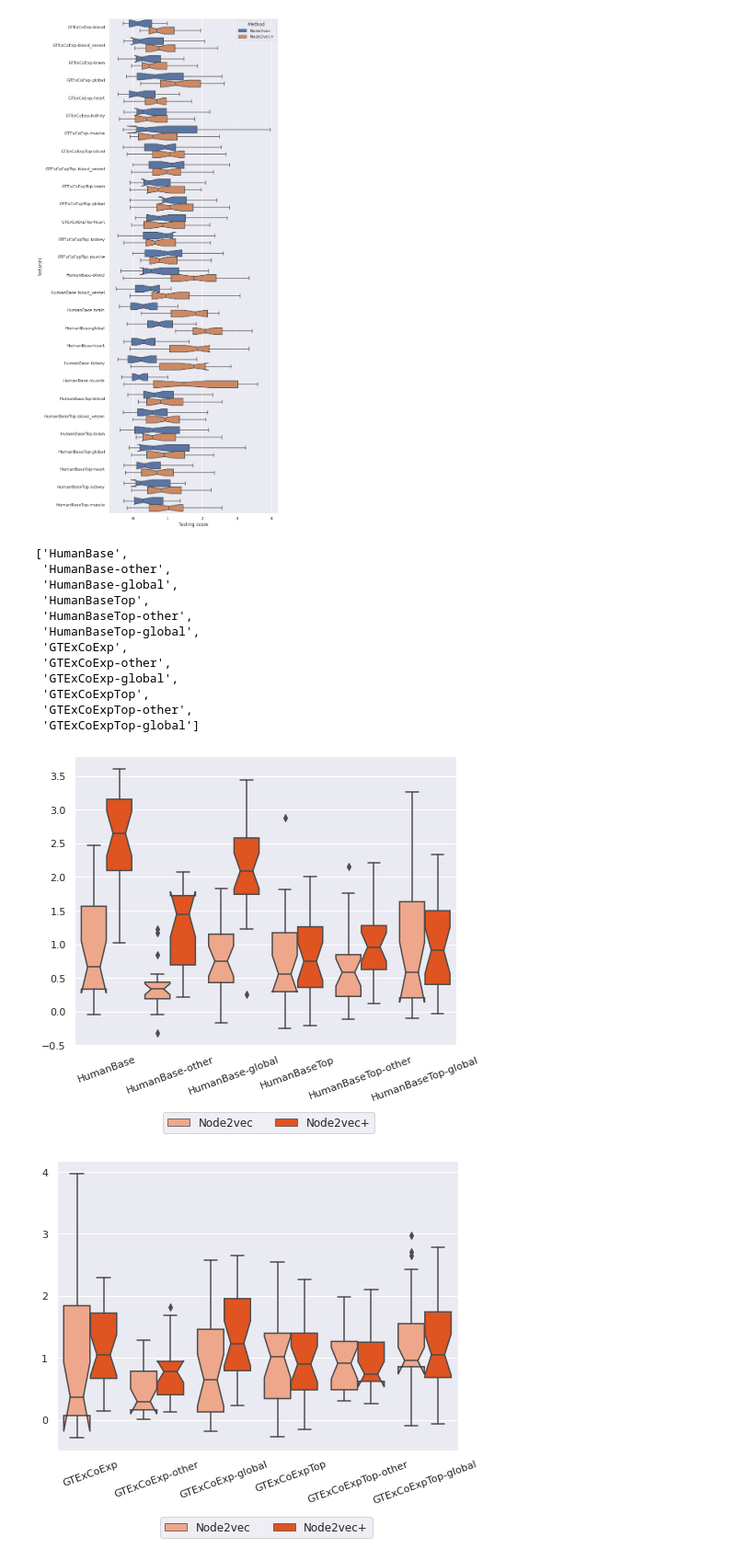
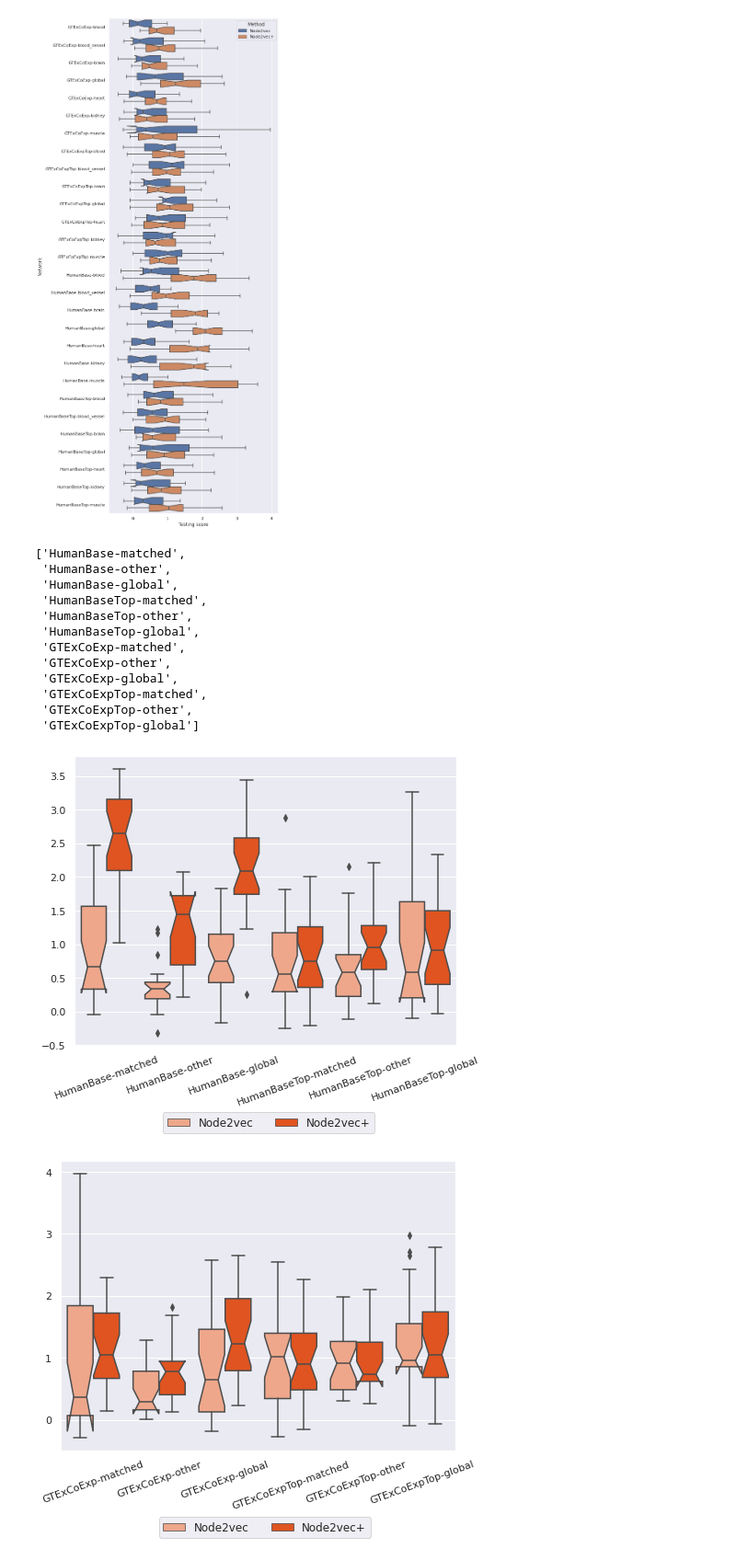
Before and after one commit to krishnanlab/node2vecplus_benchmarks, a Jupyter notebook: plot/tissue_gene_classification_plots.ipynb, the cells around one changed output. Shown at 92% size. Drawn from its saved outputs; the diff is of its cells as text; code cells hidden in the pictures.

Commit message:
Add -matched suffix to mathed tissue

```diff
--- a/plot/tissue_gene_classification_plots.ipynb
+++ b/plot/tissue_gene_classification_plots.ipynb
@@ -66,28 +66,34 @@ list(
         lambda x: "-".join(x).rstrip("-"),
         itertools.product(
             ["HumanBase", "HumanBaseTop", "GTExCoExp", "GTExCoExpTop"],  # list of networks
-            ["", "other", "global"],  # variation of networks
+            ["matched", "other", "global"],  # variation of networks
         )
     )
 )
 # %% [output]
-['HumanBase',
+['HumanBase-matched',
  'HumanBase-other',
  'HumanBase-global',
- 'HumanBaseTop',
+ 'HumanBaseTop-matched',
  'HumanBaseTop-other',
  'HumanBaseTop-global',
- 'GTExCoExp',
+ 'GTExCoExp-matched',
  'GTExCoExp-other',
  'GTExCoExp-global',
- 'GTExCoExpTop',
+ 'GTExCoExpTop-matched',
  'GTExCoExpTop-other',
  'GTExCoExpTop-global']
 # %%
 tissue_matched_result_df = pd.concat(
     (
         # Matched tissue
-        result_df[result_df["Task tissue"] == result_df["Network tissue"]],
+        (
+            result_df[result_df["Task tissue"] == result_df["Network tissue"]]
+            .replace(
+                ["HumanBase", "HumanBaseTop", "GTExCoExp", "GTExCoExpTop"],
+                ["HumanBase-matched", "HumanBaseTop-matched", "GTExCoExp-matched", "GTExCoExpTop-matched"],
+            )
+        ),
         # Other tissues (average)
         (
             result_df[
@@ -119,46 +125,46 @@ tissue_matched_result_df = pd.concat(
 # Network orders
 orders = [
     [
-        "HumanBase",
+        "HumanBase-matched",
         "HumanBase-other",
         "HumanBase-global",
-        "HumanBaseTop",
+        "HumanBaseTop-matched",
         "HumanBaseTop-other",
         "HumanBaseTop-global",
     ],
     [
-        "GTExCoExp",
+        "GTExCoExp-matched",
         "GTExCoExp-other",
         "GTExCoExp-global",
-        "GTExCoExpTop",
+        "GTExCoExpTop-matched",
         "GTExCoExpTop-other",
         "GTExCoExpTop-global",
     ],
 ]
 
 # Plot performance boxplots, split by network groups
 for i, order in enumerate(orders):
     plt.figure(figsize=(7, 6))
     sns.boxplot(
         data=tissue_matched_result_df,
         x="Network name",
         y="Testing score",
         order=order,
         hue="Method",
         palette=color_dict,
         notch=True,
     )
     plt.tick_params(axis="x", rotation=20)
 
     plt.xlabel("")
     plt.ylabel("")
     plt.tight_layout()
     plt.subplots_adjust(bottom=0.24)
     plt.legend(bbox_to_anchor=(0.8, -0.21), ncol=2, fontsize=12)
 
 #     plt.savefig(f"fig_bio_nc_eval_{i+1}.png", dpi=300) # uncomment to save
 
 plt.show()
 # %% [output]
-[figure, old version]
+[figure, new version]
-[figure, old version]
+[figure, new version]
```
